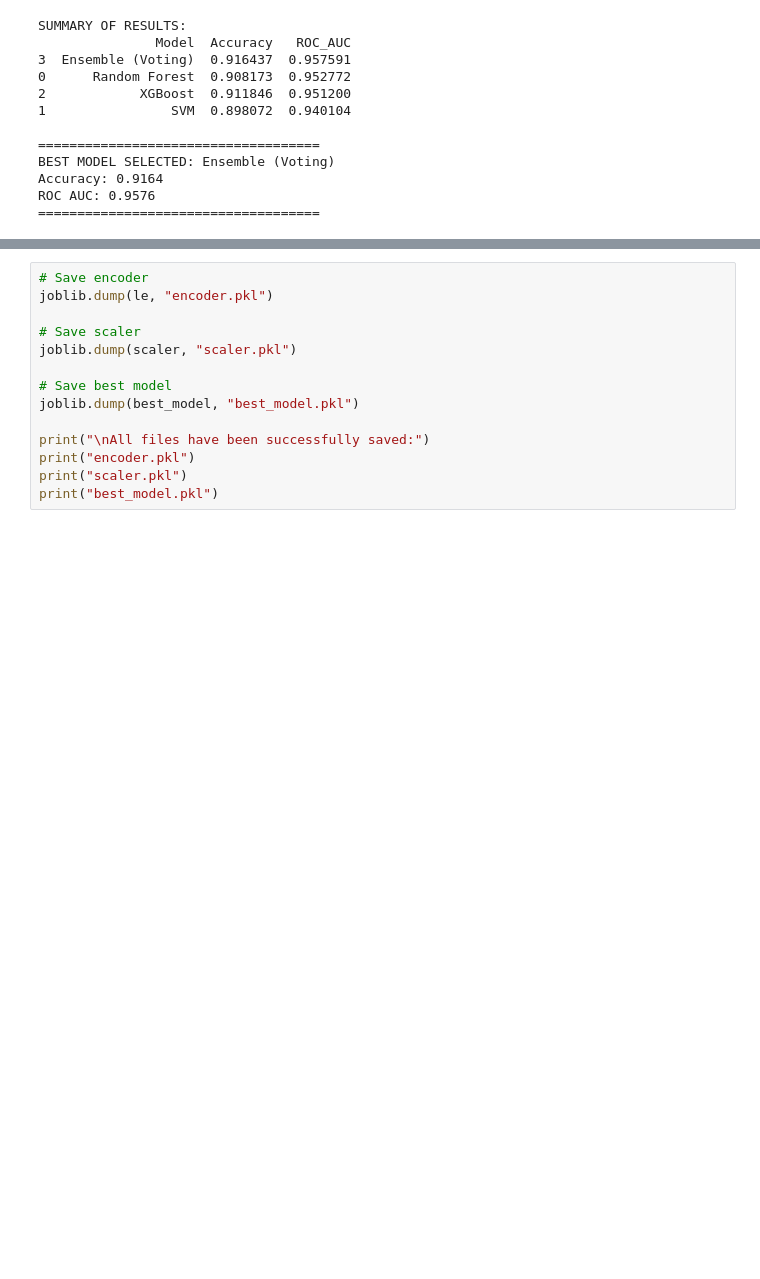
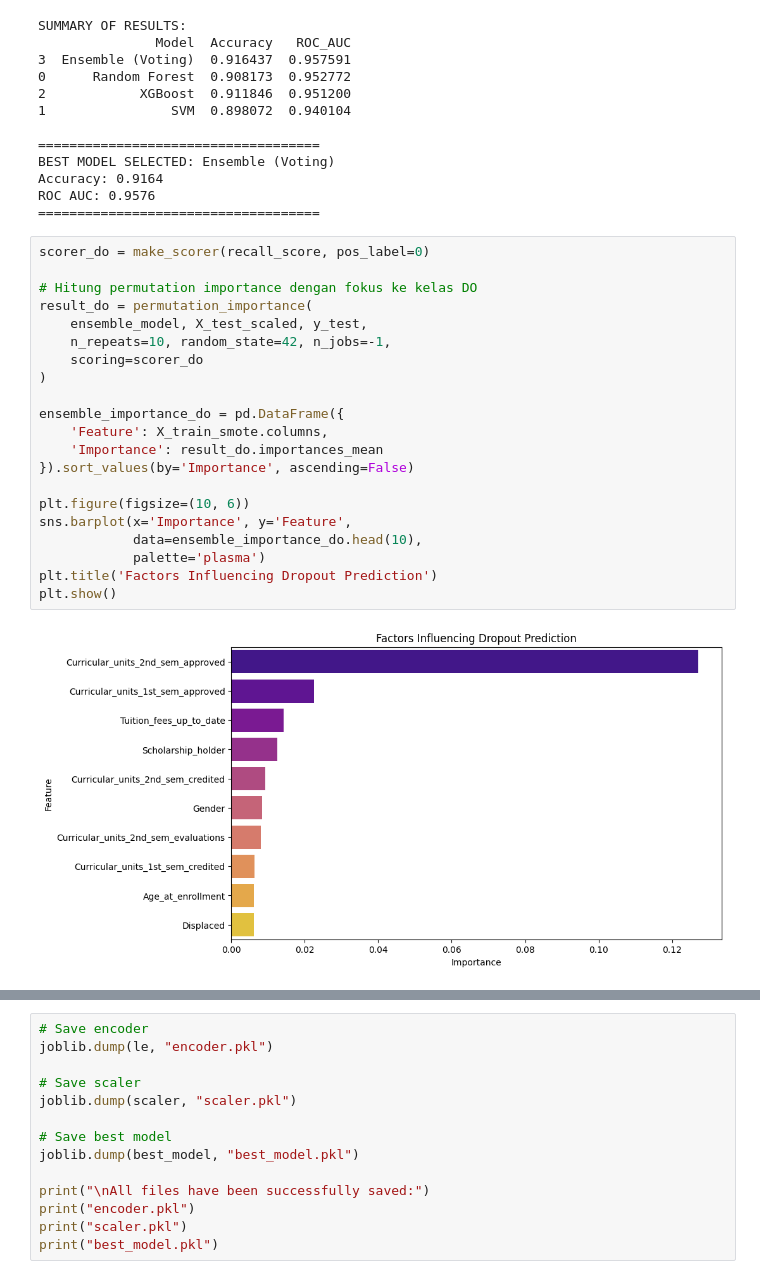
Before and after one commit to dewadhananjaya/Jaya-Jaya-Institute-Student-Monitoring-Dashboard, a Jupyter notebook: notebook.ipynb, the cells around one changed output, grey strips where cells are left out. Cells and saved outputs as stored; diff of their text form; blank space fills up the shorter version.

Commit message:
Update drop out prediction feature importance analysis

```diff
--- a/notebook.ipynb
+++ b/notebook.ipynb
@@ -643,3 +625,26 @@ BEST MODEL SELECTED: Ensemble (Voting)
 Accuracy: 0.9164
 ROC AUC: 0.9576
 ====================================
+# %%
+scorer_do = make_scorer(recall_score, pos_label=0)
+
+# Hitung permutation importance dengan fokus ke kelas DO
+result_do = permutation_importance(
+    ensemble_model, X_test_scaled, y_test,
+    n_repeats=10, random_state=42, n_jobs=-1,
+    scoring=scorer_do
+)
+
+ensemble_importance_do = pd.DataFrame({
+    'Feature': X_train_smote.columns,
+    'Importance': result_do.importances_mean
+}).sort_values(by='Importance', ascending=False)
+
+plt.figure(figsize=(10, 6))
+sns.barplot(x='Importance', y='Feature',
+            data=ensemble_importance_do.head(10),
+            palette='plasma')
+plt.title('Factors Influencing Dropout Prediction')
+plt.show()
+# %% [output]
+[figure, added]
```
Also changed, not shown: parts of 8 cells of this notebook.
